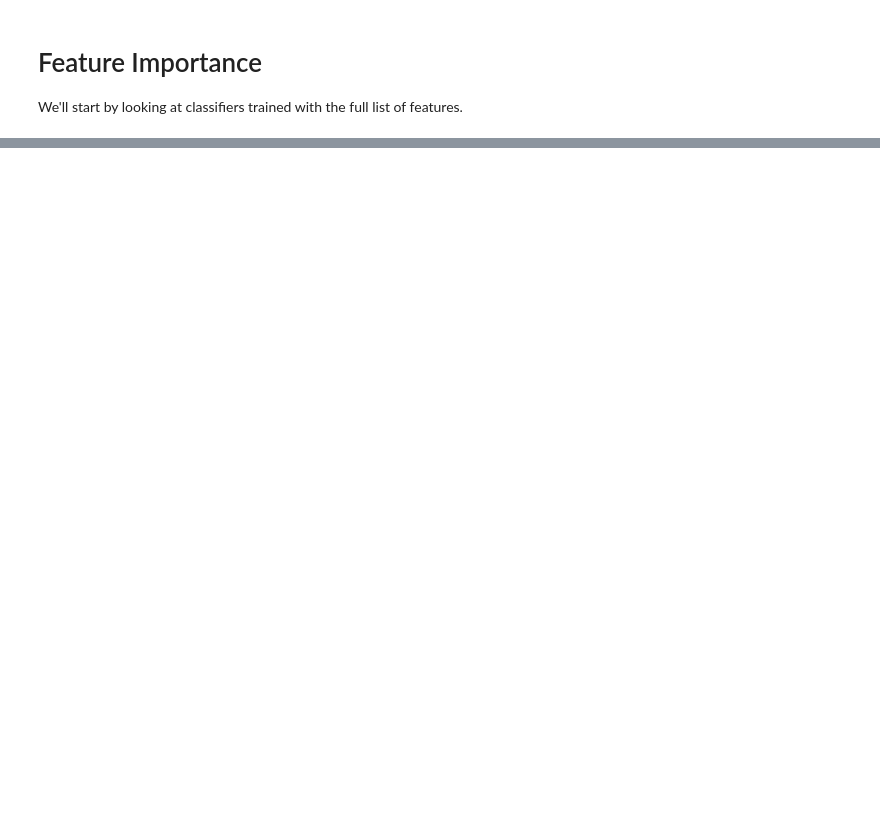
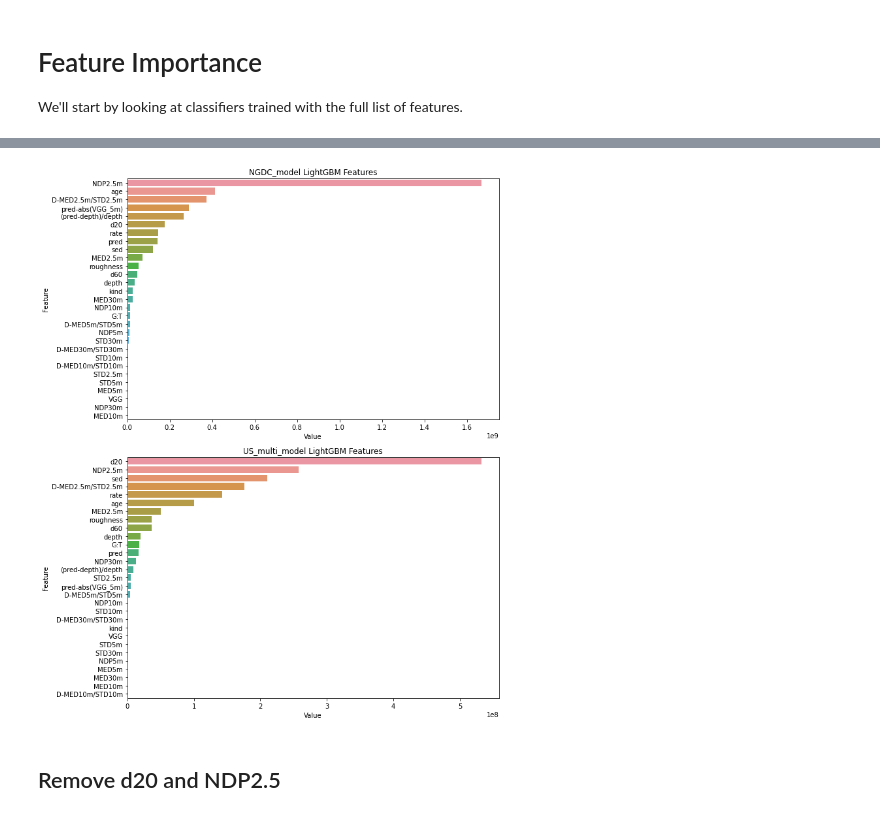
Before and after one commit to arapat/bathymetry, a Jupyter notebook: analysis/feature-importance.ipynb, the cells around one changed output, grey strips where cells are left out. Drawn from its saved outputs; the diff is of its cells as text; code cells hidden in the pictures; blank space fills up the shorter version.

```diff
--- a/analysis/feature-importance.ipynb
+++ b/analysis/feature-importance.ipynb
@@ -208,0 +42,10 @@ Many of the features we're using here are not helping because they are not corre
+# %%
+features = remove_feature_from_list(features,['d10'])
+base_path = "/swot2/features/MODEL_RUNS/04_NO_d10/train-test-split"
+models = get_models(base_path)
+# %%
+plot_ftr_importance(models,features)
+# %% [output]
+[figure, added]
+# %% [markdown]
+## Remove d20 and NDP2.5
```
Also changed, not shown: parts of 26 cells of this notebook, 2 other files.
